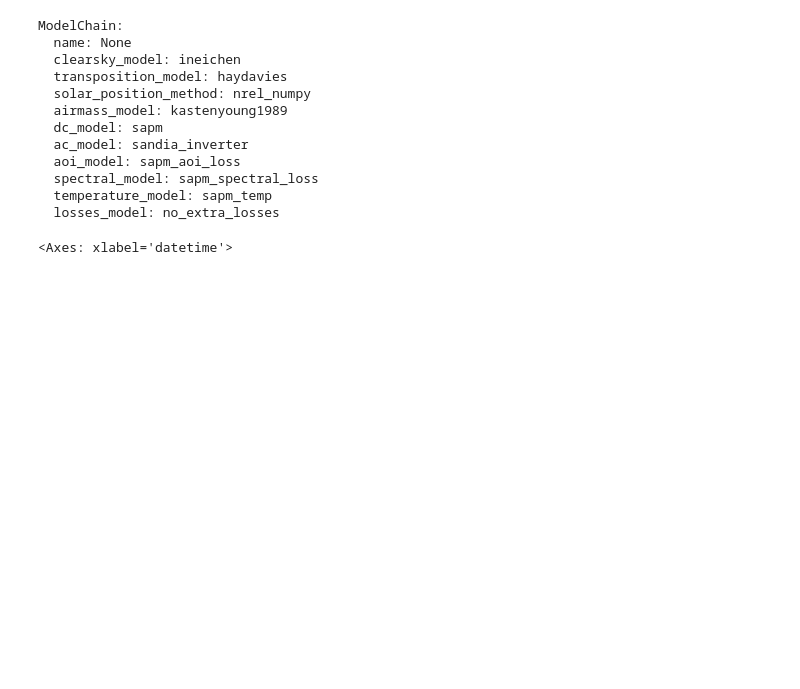
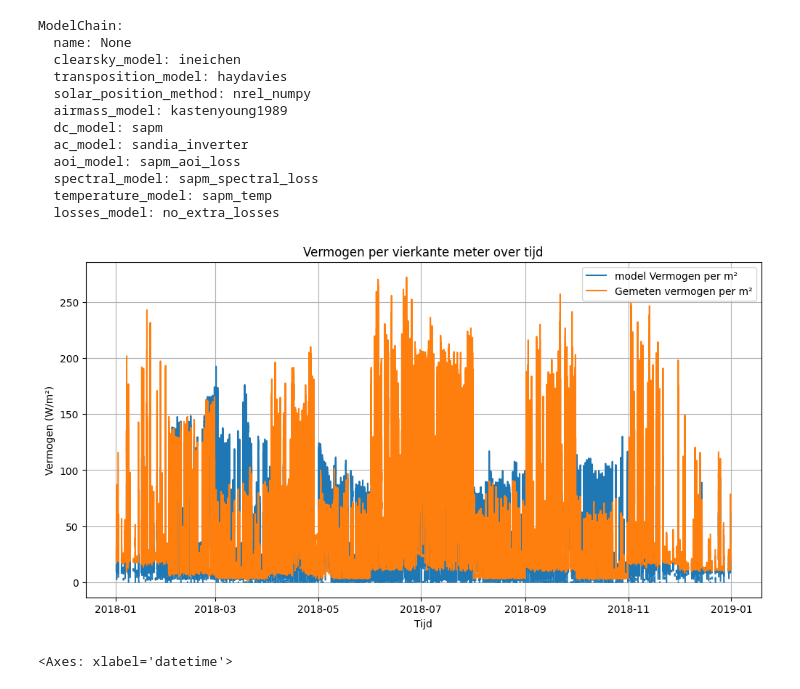
Before and after one commit to Qrax/PV-Systems-Data, a Jupyter notebook: Simulaties_met_amolf_data.ipynb, the cells around one changed output. Saved outputs shown, nothing was run; the diff lists cells and outputs as text; code cells hidden in the pictures; blank space fills up the shorter version.

```diff
--- a/Simulaties_met_amolf_data.ipynb
+++ b/Simulaties_met_amolf_data.ipynb
@@ -501,6 +542,30 @@ ModelChain:
   spectral_model: sapm_spectral_loss
   temperature_model: sapm_temp
   losses_model: no_extra_losses
+# %%
+# Haal de DC-output van de modelchain op (in Watt)
+dc_power = modelchain.results.dc['p_mp']  # 'p_mp' is het maximale DC-vermogen per tijdstap
+
+# Parameters van je zonnepaneelsysteem
+aantal_panelen = 4            # Vervang dit door het werkelijke aantal panelen
+oppervlak_paneel = 1.65  # Oppervlak van één paneel in m² (voorbeeld: 1,65 m x 1,0 m)
+totale_oppervlakte = aantal_panelen * oppervlak_paneel
+
+# Bereken het vermogen per m²
+vermogen_per_m2 = dc_power / totale_oppervlakte
+
+# Plot het vermogen per m² over de tijd
+plt.figure(figsize=(12, 6))
+plt.plot(dc_power.index, vermogen_per_m2, label="model Vermogen per m²")
+plt.plot(synced_df.index, synced_df['Pmpp[W]_3 (Solarpanel parameters)'], label="Gemeten vermogen per m²")
+plt.xlabel("Tijd")
+plt.ylabel("Vermogen (W/m²)")
+plt.title("Vermogen per vierkante meter over tijd")
+plt.legend()
+plt.grid(True)
+plt.show()
+# %% [output]
+[figure, added]
 # %%
 modelchain.results.dc.plot()
 # %% [output]
```
Also changed, not shown: parts of 4 cells of this notebook.
